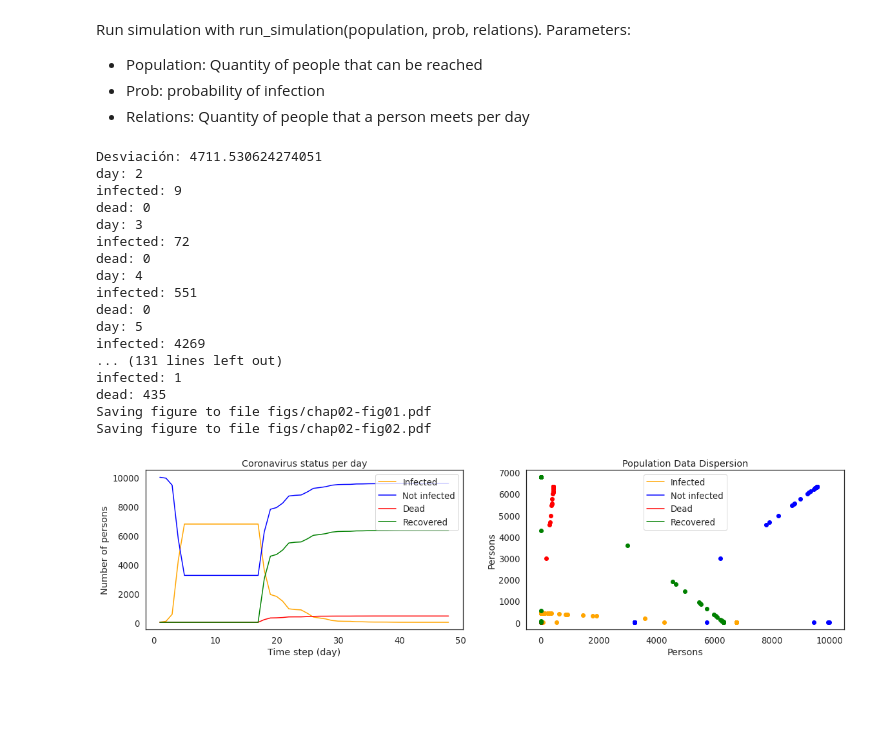
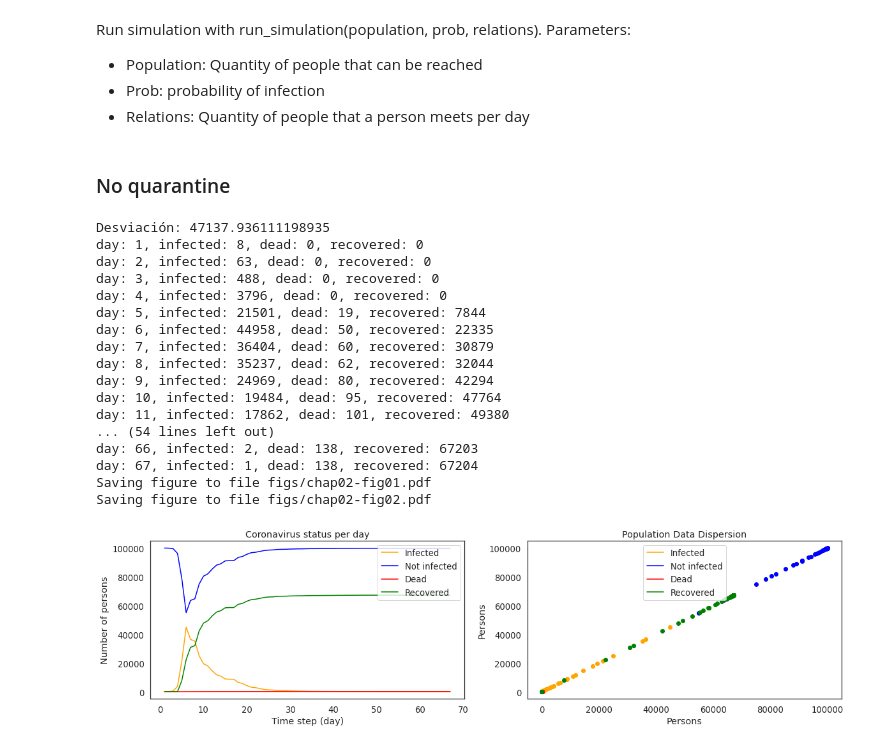
Before and after one commit to dfeliz/ModSimPy, a Jupyter notebook: notebooks/coronavirus-edited.ipynb, the cells around one changed output. Cells and saved outputs as stored; diff of their text form; code cells hidden in the pictures; blank space fills up the shorter version.

Commit message:
UPDATE: Add quarantined run

```diff
--- a/notebooks/coronavirus-edited.ipynb
+++ b/notebooks/coronavirus-edited.ipynb
@@ -49,21 +49,23 @@ def infect(p):
 Declare the infect_step function.
 # %%
 def infected_step():
-    if flip(0.036):
+    death_prob = 0.0007
+    recover_prob = 0.3
+    if flip(death_prob):
         coronavirus.dead += 1
         coronavirus.infected -= 1
     else:
-        if flip(0.5):
+        if flip(recover_prob):
             coronavirus.recovered += 1
             coronavirus.not_infected += 1
             coronavirus.infected -= 1
 # %% [markdown]
 Declare the day_pass function.
 # %%
-def day_pass(x, p, day):
-    for i in range(x):
-        infect(p)
-    if (day >= 18):
+def day_pass(infectable_persons, infect_prob, day):
+    for i in range(infectable_persons):
+        infect(infect_prob)
+    if (day >= 5):
         if coronavirus.infected > 1:
             rangeNumber = int(coronavirus.infected * random.random())
             for i in range(rangeNumber):
@@ -96,10 +98,10 @@ def draw():
     red_line = mlines.Line2D([], [], color='red', label='Dead')
     green_line = mlines.Line2D([], [], color='green', label='Recovered')
     plt.legend(handles=[orange_line, blue_line, red_line, green_line], loc='upper center')
-    plt.scatter(infected, dead, color='orange')
-    plt.scatter(not_infected, recovered, color='blue')
-    plt.scatter(dead, recovered, color='red')
-    plt.scatter(recovered, infected, color='green')
+    plt.scatter(infected, infected, color='orange')
+    plt.scatter(not_infected, not_infected, color='blue')
+    plt.scatter(dead, dead, color='red')
+    plt.scatter(recovered, recovered, color='green')
     plt.title('Population Data Dispersion')
     plt.xlabel('Persons')
     plt.ylabel('Persons')
@@ -113,8 +115,8 @@ def run_simulation(population, infect_prob, relations_per_day):
     coronavirus.not_infected = population
 
     pStandardDev = statistics.pstdev([population, infect_prob, relations_per_day])
-    imprime = 'Desviación: ' + repr(pStandardDev)
-    print(imprime)
+    standardDev = 'Desviación: ' + repr(pStandardDev)
+    print(standardDev)
 
     day = 1
     while True:
@@ -124,10 +126,9 @@ def run_simulation(population, infect_prob, relations_per_day):
         recovered[day] = coronavirus.recovered
         not_infected[day] = coronavirus.not_infected
 
+
+        print('day: ' + str(day) + ', infected: ' + str(coronavirus.infected) + ', dead: ' + str(coronavirus.dead) + ', recovered: ' + str(coronavirus.recovered))
         day += 1
-        print('day: ' + str(day))
-        print('infected: ' + str(coronavirus.infected))
-        print('dead: ' + str(coronavirus.dead))
 
         infectable_persons = relations_per_day * coronavirus.infected
         if (coronavirus.infected <= 1):
@@ -140,24 +141,26 @@ Run simulation with run_simulation(population, prob, relations). Parameters:
 - Population: Quantity of people that can be reached
 - Prob: probability of infection
 - Relations: Quantity of people that a person meets per day
+# %% [markdown]
+### No quarantine
 # %%
-run_simulation(10000, 0.675, 10)
+run_simulation(100000, 0.675, 10)
 # %% [output]
-Desviación: 4711.530624274051
-day: 2
-infected: 9
-dead: 0
-day: 3
-infected: 72
-dead: 0
-day: 4
-infected: 551
-dead: 0
-day: 5
-infected: 4269
-... (131 lines left out)
-infected: 1
-dead: 435
+Desviación: 47137.936111198935
+day: 1, infected: 8, dead: 0, recovered: 0
+day: 2, infected: 63, dead: 0, recovered: 0
+day: 3, infected: 488, dead: 0, recovered: 0
+day: 4, infected: 3796, dead: 0, recovered: 0
+day: 5, infected: 21501, dead: 19, recovered: 7844
+day: 6, infected: 44958, dead: 50, recovered: 22335
+day: 7, infected: 36404, dead: 60, recovered: 30879
+day: 8, infected: 35237, dead: 62, recovered: 32044
+day: 9, infected: 24969, dead: 80, recovered: 42294
+day: 10, infected: 19484, dead: 95, recovered: 47764
+day: 11, infected: 17862, dead: 101, recovered: 49380
+... (54 lines left out)
+day: 66, infected: 2, dead: 138, recovered: 67203
+day: 67, infected: 1, dead: 138, recovered: 67204
 Saving figure to file figs/chap02-fig01.pdf
 Saving figure to file figs/chap02-fig02.pdf
-[figure, old version]
+[figure, new version]
```
Also changed, not shown: parts of 3 cells of this notebook.
